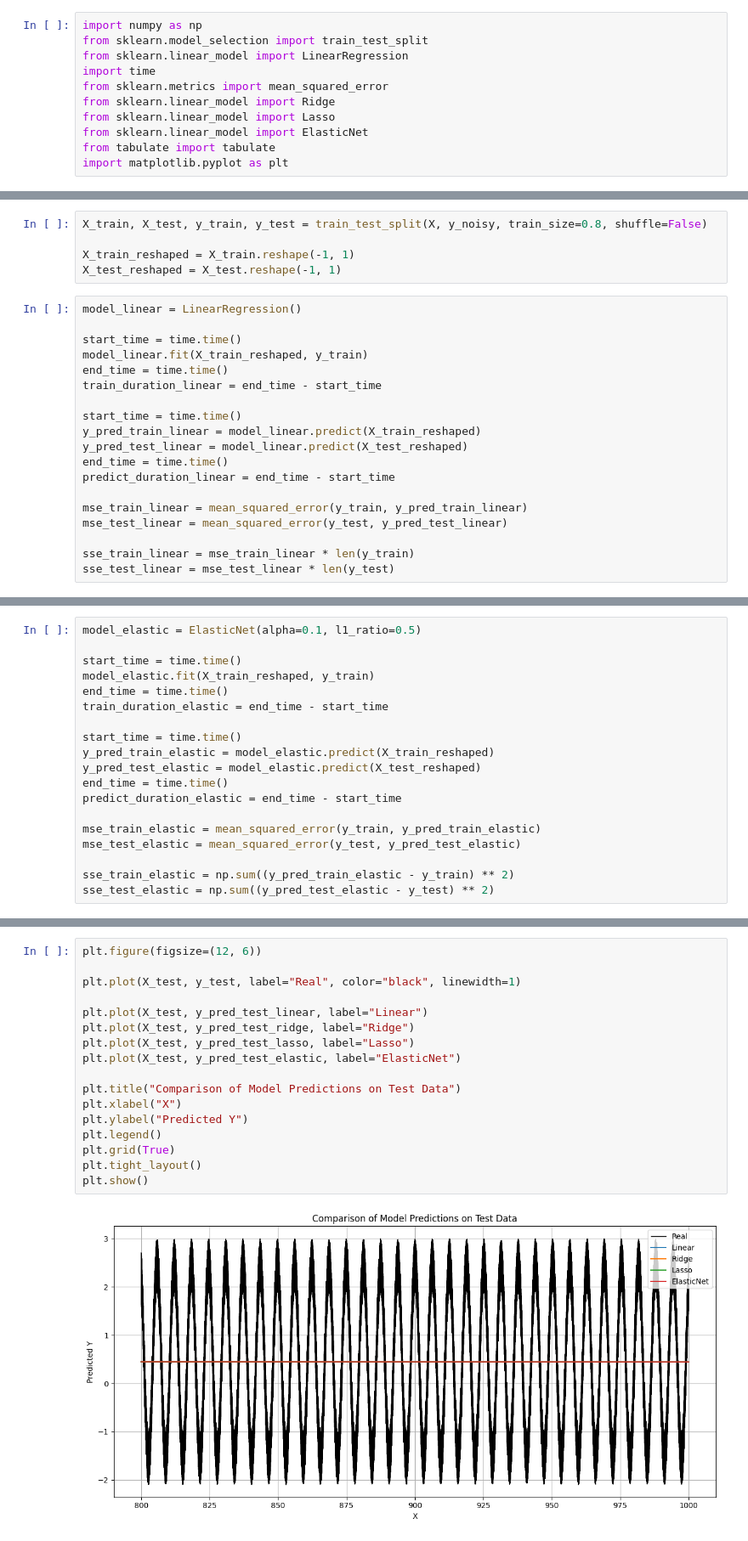
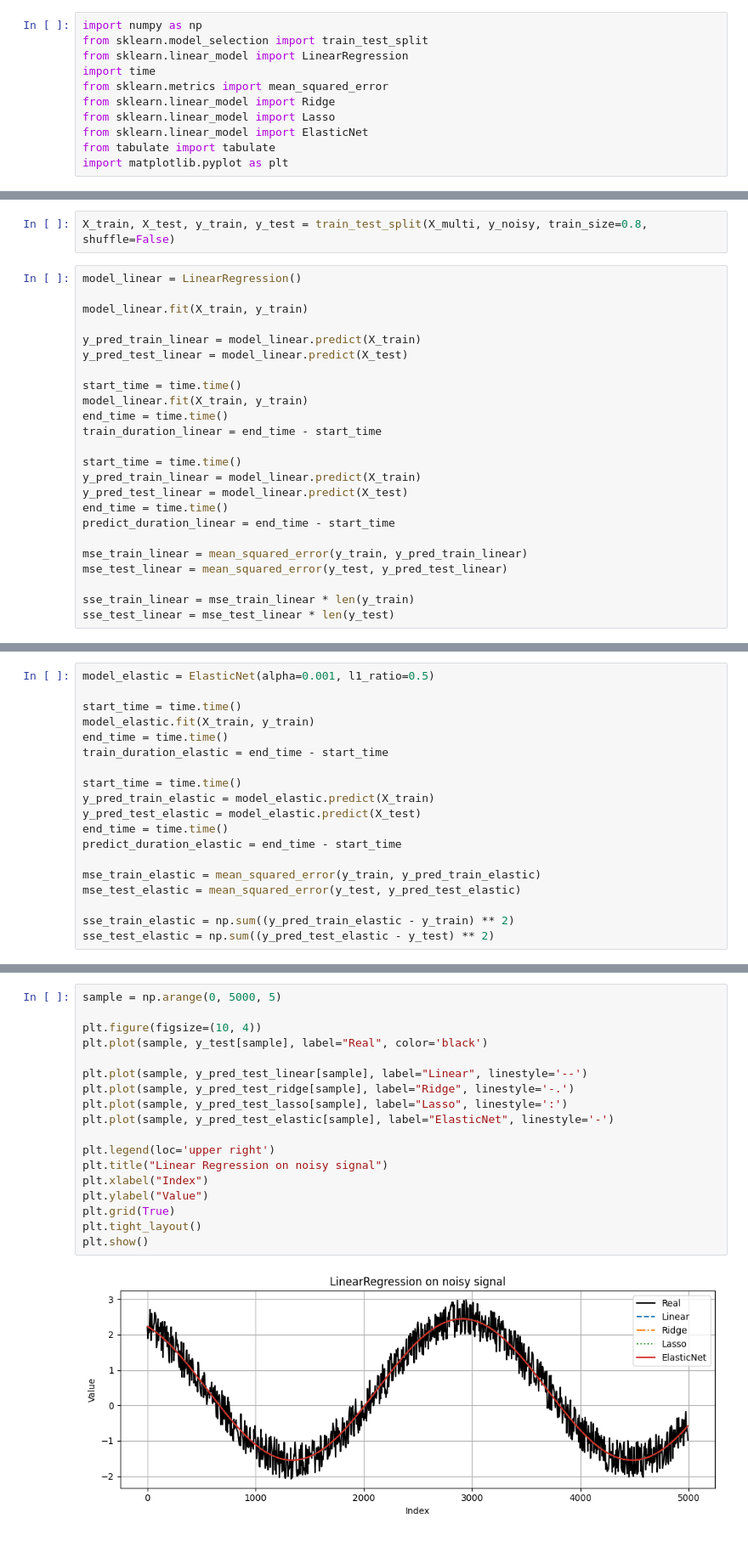
Before and after one commit to mohamad-hk/noisy-sine-regression, a Jupyter notebook: main.ipynb, the cells around one changed output, grey strips where cells are left out. Shown at 85% size. Saved outputs shown, nothing was run; the diff lists cells and outputs as text.

Commit message:
Improve regression fit on noisy sine signal

```diff
--- a/main.ipynb
+++ b/main.ipynb
@@ -17,19 +29,21 @@ y_noisy = y_clean + noise
 # %%
-X_train, X_test, y_train, y_test = train_test_split(X, y_noisy, train_size=0.8, shuffle=False)
-
-X_train_reshaped = X_train.reshape(-1, 1)
-X_test_reshaped = X_test.reshape(-1, 1)
+X_train, X_test, y_train, y_test = train_test_split(X_multi, y_noisy, train_size=0.8, shuffle=False)
 # %%
 model_linear = LinearRegression()
 
+model_linear.fit(X_train, y_train)
+
+y_pred_train_linear = model_linear.predict(X_train)
+y_pred_test_linear = model_linear.predict(X_test)
+
 start_time = time.time()
-model_linear.fit(X_train_reshaped, y_train)
+model_linear.fit(X_train, y_train)
 end_time = time.time()
 train_duration_linear = end_time - start_time
 
 start_time = time.time()
-y_pred_train_linear = model_linear.predict(X_train_reshaped)
-y_pred_test_linear = model_linear.predict(X_test_reshaped)
+y_pred_train_linear = model_linear.predict(X_train)
+y_pred_test_linear = model_linear.predict(X_test)
 end_time = time.time()
 predict_duration_linear = end_time - start_time
 
@@ -83,14 +94,14 @@ sse_test_lasso = np.sum((y_pred_test_lasso - y_test) ** 2)
 # %%
-model_elastic = ElasticNet(alpha=0.1, l1_ratio=0.5)
+model_elastic = ElasticNet(alpha=0.001, l1_ratio=0.5)
 
 start_time = time.time()
-model_elastic.fit(X_train_reshaped, y_train)
+model_elastic.fit(X_train, y_train)
 end_time = time.time()
 train_duration_elastic = end_time - start_time
 
 start_time = time.time()
-y_pred_train_elastic = model_elastic.predict(X_train_reshaped)
-y_pred_test_elastic = model_elastic.predict(X_test_reshaped)
+y_pred_train_elastic = model_elastic.predict(X_train)
+y_pred_test_elastic = model_elastic.predict(X_test)
 end_time = time.time()
 predict_duration_elastic = end_time - start_time
 
@@ -162,19 +113,20 @@ print(tabulate(results_table, headers=headers, floatfmt=".4f", tablefmt="grid"))
 # %%
-plt.figure(figsize=(12, 6))
+sample = np.arange(0, 5000, 5)
 
-plt.plot(X_test, y_test, label="Real", color="black", linewidth=1)
+plt.figure(figsize=(10, 4))
+plt.plot(sample, y_test[sample], label="Real", color='black')
 
-plt.plot(X_test, y_pred_test_linear, label="Linear")
-plt.plot(X_test, y_pred_test_ridge, label="Ridge")
-plt.plot(X_test, y_pred_test_lasso, label="Lasso")
-plt.plot(X_test, y_pred_test_elastic, label="ElasticNet")
+plt.plot(sample, y_pred_test_linear[sample], label="Linear", linestyle='--')
+plt.plot(sample, y_pred_test_ridge[sample], label="Ridge", linestyle='-.')
+plt.plot(sample, y_pred_test_lasso[sample], label="Lasso", linestyle=':')
+plt.plot(sample, y_pred_test_elastic[sample], label="ElasticNet", linestyle='-')
 
-plt.title("Comparison of Model Predictions on Test Data")
-plt.xlabel("X")
-plt.ylabel("Predicted Y")
-plt.legend()
+plt.legend(loc='upper right')
+plt.title("Linear Regression on noisy signal")
+plt.xlabel("Index")
+plt.ylabel("Value")
 plt.grid(True)
 plt.tight_layout()
 plt.show()
 # %% [output]
-[figure, old version]
+[figure, new version]
```
Also changed, not shown: parts of 5 cells of this notebook.
